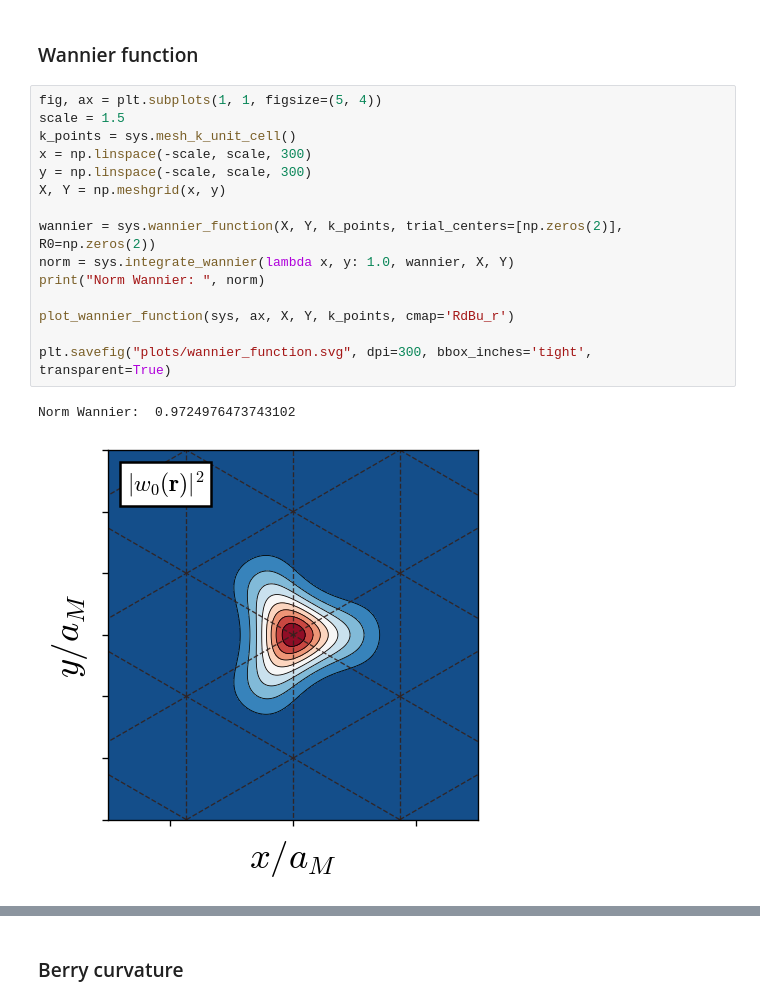
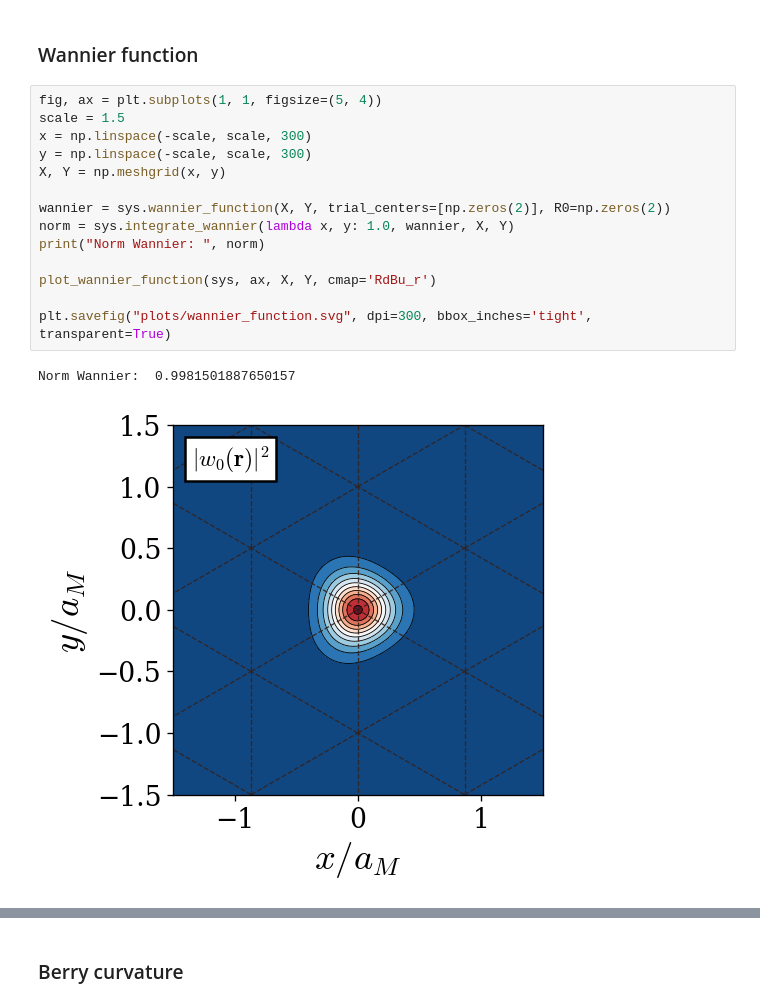
Before and after one commit to sanhq17/moire_heterobilayers, a Jupyter notebook: notebooks/hblyr_general.ipynb, the cells around one changed output, grey strips where cells are left out. Saved outputs shown, nothing was run; the diff lists cells and outputs as text.

```diff
--- a/notebooks/hblyr_general.ipynb
+++ b/notebooks/hblyr_general.ipynb
@@ -49,20 +52,19 @@ plt.savefig("plots/moire_potential.svg", dpi=300, bbox_inches='tight', transpare
 # %%
 fig, ax = plt.subplots(1, 1, figsize=(5, 4))
 scale = 1.5
-k_points = sys.mesh_k_unit_cell()
 x = np.linspace(-scale, scale, 300)
 y = np.linspace(-scale, scale, 300)
 X, Y = np.meshgrid(x, y)
 
-wannier = sys.wannier_function(X, Y, k_points, trial_centers=[np.zeros(2)], R0=np.zeros(2))
+wannier = sys.wannier_function(X, Y, trial_centers=[np.zeros(2)], R0=np.zeros(2))
 norm = sys.integrate_wannier(lambda x, y: 1.0, wannier, X, Y)
 print("Norm Wannier: ", norm)
 
-plot_wannier_function(sys, ax, X, Y, k_points, cmap='RdBu_r')
+plot_wannier_function(sys, ax, X, Y, cmap='RdBu_r')
 
 plt.savefig("plots/wannier_function.svg", dpi=300, bbox_inches='tight', transparent=True)
 # %% [output]
-Norm Wannier:  0.9724976473743102
+Norm Wannier:  0.9981501887650157
-[figure, old version]
+[figure, new version]
 # %%
 fig, ax = plt.subplots(1, 2, figsize=(16, 5))
```
Also changed, not shown: parts of 6 cells of this notebook, 15 other files.
